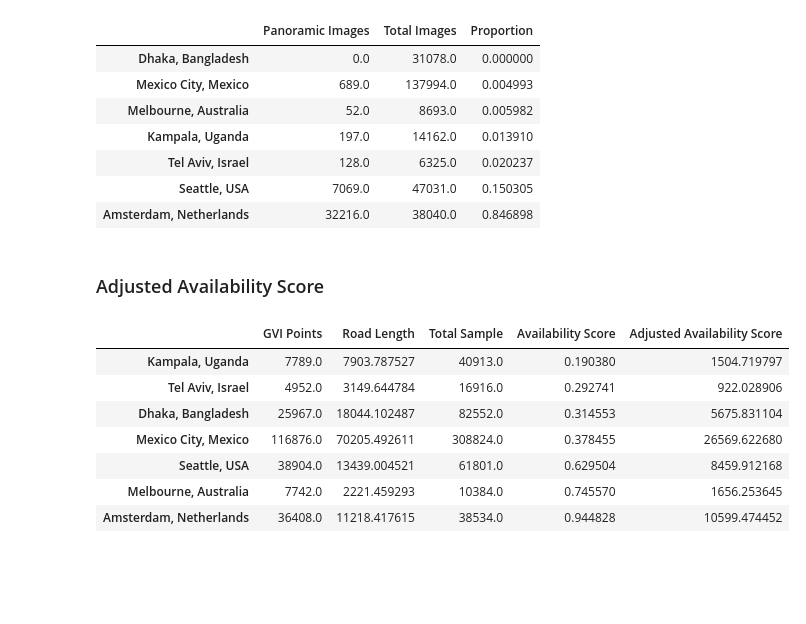
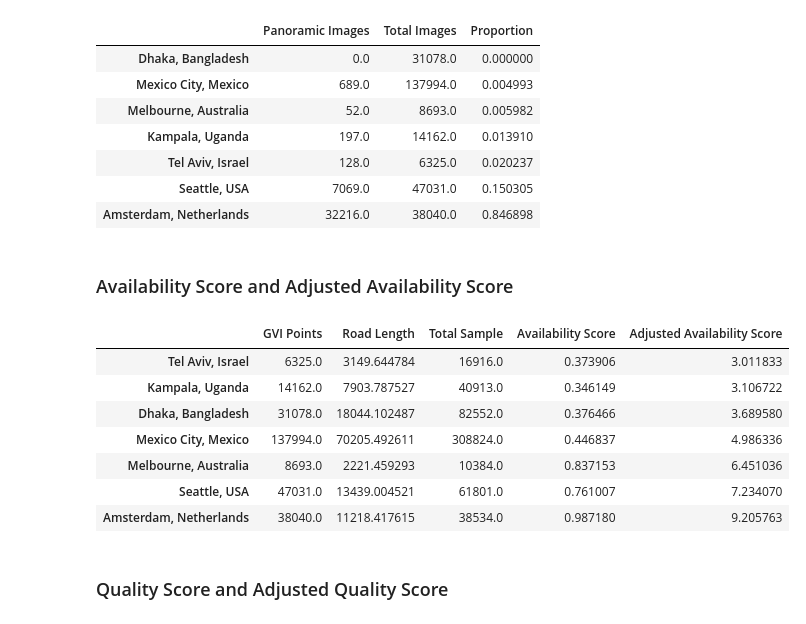
Before and after one commit to Spatial-Data-Science-and-GEO-AI-Lab/StreetView-NatureVisibility, a Jupyter notebook: results_metrics.ipynb, the cells around one changed output. Drawn from its saved outputs; the diff is of its cells as text; code cells hidden in the pictures; blank space fills up the shorter version.

```diff
--- a/results_metrics.ipynb
+++ b/results_metrics.ipynb
@@ -60,7 +53,7 @@ def plot_unavailable(all_cities_results):
 # %%
 def get_unavailable_and_unsuitable(intersection, city):
     grouped = intersection.groupby(['road_index_x', 'highway']).agg({
-        'GVI': lambda x: x.isnull().sum(),            # Count of null values in 'GVI'
+        'image_id': lambda x: (~x.isnull()).sum(),            # Count number of points with missing images
     }).reset_index()
 
     grouped.columns = ['road_index', 'highway', 'total_null']
@@ -167,27 +160,28 @@ result_table.sort_values(by="Proportion")
 | Seattle, USA | 7069.0 | 47031.0 | 0.150305 |
 | Amsterdam, Netherlands | 32216.0 | 38040.0 | 0.846898 |
 # %% [markdown]
-### Adjusted Availability Score
+### Availability Score and Adjusted Availability Score
 # %%
 # Create an empty DataFrame to store the results
 result_table = pd.DataFrame(columns=['GVI Points', 'Road Length', 'Total Sample', 'Availability Score', 'Adjusted Availability Score'])
 
 for city in cities:
     df = results[city]
-
-    gvi_points = df[~df["GVI"].isnull()].count()[0]
+    gvi_points = df[df["image_id"]!=""].count()[0]
     road_length = df["length"].sum() / 1000
     total = df.count()[0]
 
-    result_table.loc[city] = [gvi_points, road_length, total, gvi_points/total, (gvi_points  * road_length)/total]
+    result_table.loc[city] = [gvi_points, road_length, total, gvi_points/total, (gvi_points  * np.log(road_length))/total]
 # %%
-result_table.sort_values(by="Availability Score")
+result_table.sort_values(by="Adjusted Availability Score")
 # %% [output]
 |  | GVI Points | Road Length | Total Sample | Availability Score | Adjusted Availability Score |
-| Kampala, Uganda | 7789.0 | 7903.787527 | 40913.0 | 0.190380 | 1504.719797 |
-| Tel Aviv, Israel | 4952.0 | 3149.644784 | 16916.0 | 0.292741 | 922.028906 |
-| Dhaka, Bangladesh | 25967.0 | 18044.102487 | 82552.0 | 0.314553 | 5675.831104 |
-| Mexico City, Mexico | 116876.0 | 70205.492611 | 308824.0 | 0.378455 | 26569.622680 |
-| Seattle, USA | 38904.0 | 13439.004521 | 61801.0 | 0.629504 | 8459.912168 |
-| Melbourne, Australia | 7742.0 | 2221.459293 | 10384.0 | 0.745570 | 1656.253645 |
-| Amsterdam, Netherlands | 36408.0 | 11218.417615 | 38534.0 | 0.944828 | 10599.474452 |
+| Tel Aviv, Israel | 6325.0 | 3149.644784 | 16916.0 | 0.373906 | 3.011833 |
+| Kampala, Uganda | 14162.0 | 7903.787527 | 40913.0 | 0.346149 | 3.106722 |
+| Dhaka, Bangladesh | 31078.0 | 18044.102487 | 82552.0 | 0.376466 | 3.689580 |
+| Mexico City, Mexico | 137994.0 | 70205.492611 | 308824.0 | 0.446837 | 4.986336 |
+| Melbourne, Australia | 8693.0 | 2221.459293 | 10384.0 | 0.837153 | 6.451036 |
+| Seattle, USA | 47031.0 | 13439.004521 | 61801.0 | 0.761007 | 7.234070 |
+| Amsterdam, Netherlands | 38040.0 | 11218.417615 | 38534.0 | 0.987180 | 9.205763 |
+# %% [markdown]
+### Quality Score and Adjusted Quality Score
```
Also changed, not shown: parts of 4 cells of this notebook, 1 other file.
